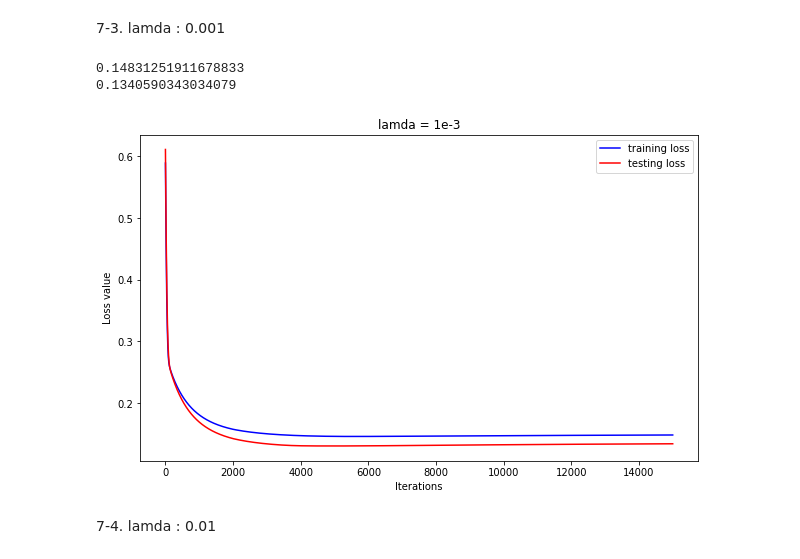
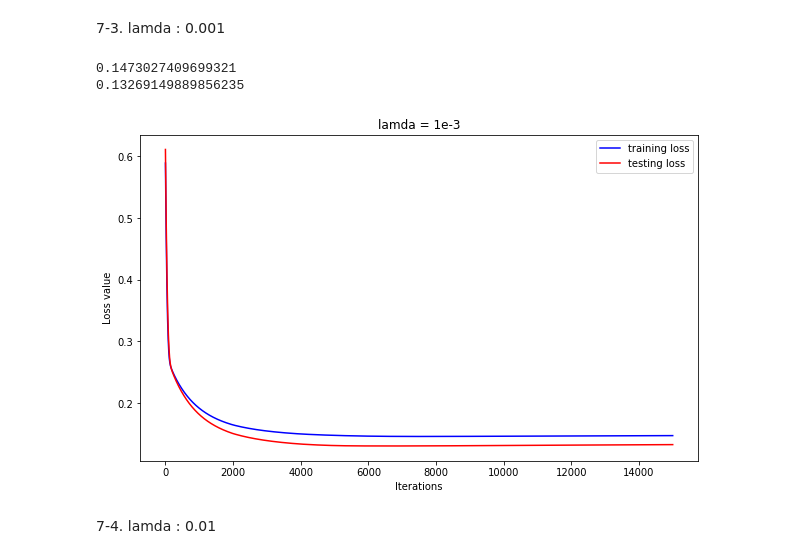
Before and after one commit to wkdthf21/Machine-Learning-Assignment, a Jupyter notebook: 06/assignment #6.ipynb, the cells around one changed output. Cells and saved outputs as stored; diff of their text form; code cells hidden in the pictures.

```diff
--- a/06/assignment #6.ipynb
+++ b/06/assignment #6.ipynb
@@ -267,29 +267,29 @@ plt.show()
 # %% [markdown]
 7-3. lamda : 0.001
 # %%
-learning_rate = 9e-2
+learning_rate = 7e-2
 max_iter = 15000
 
 # run gradient descent algorithm
 w_train_2, L_iters_train_2 = grad_desc(xy_train, y_train, w_init, learning_rate, lamdas[2], max_iter)
 w_test_2, L_iters_test_2 = grad_desc(xy_test, y_test, w_init, learning_rate, lamdas[2], max_iter)
 
 print(L_iters_train_2[max_iter-1])
 print(L_iters_test_2[max_iter-1])
 
 # plot
 plt.figure(3, figsize=(10,6))
 plt.plot(np.array(range(max_iter)), L_iters_train_2, c = 'blue', label = 'training loss')
 plt.plot(np.array(range(max_iter)), L_iters_test_2, c = 'red', label = 'testing loss')
 plt.title('lamda = 1e-3')
 plt.legend(loc = 'upper right')
 plt.xlabel('Iterations')
 plt.ylabel('Loss value')
 plt.show()
 # %% [output]
-0.14831251911678833
-0.1340590343034079
+0.1473027409699321
+0.13269149889856235
-[figure, old version]
+[figure, new version]
 # %% [markdown]
 7-4. lamda : 0.01
 # %%
```
Also changed, not shown: parts of 3 cells of this notebook.
